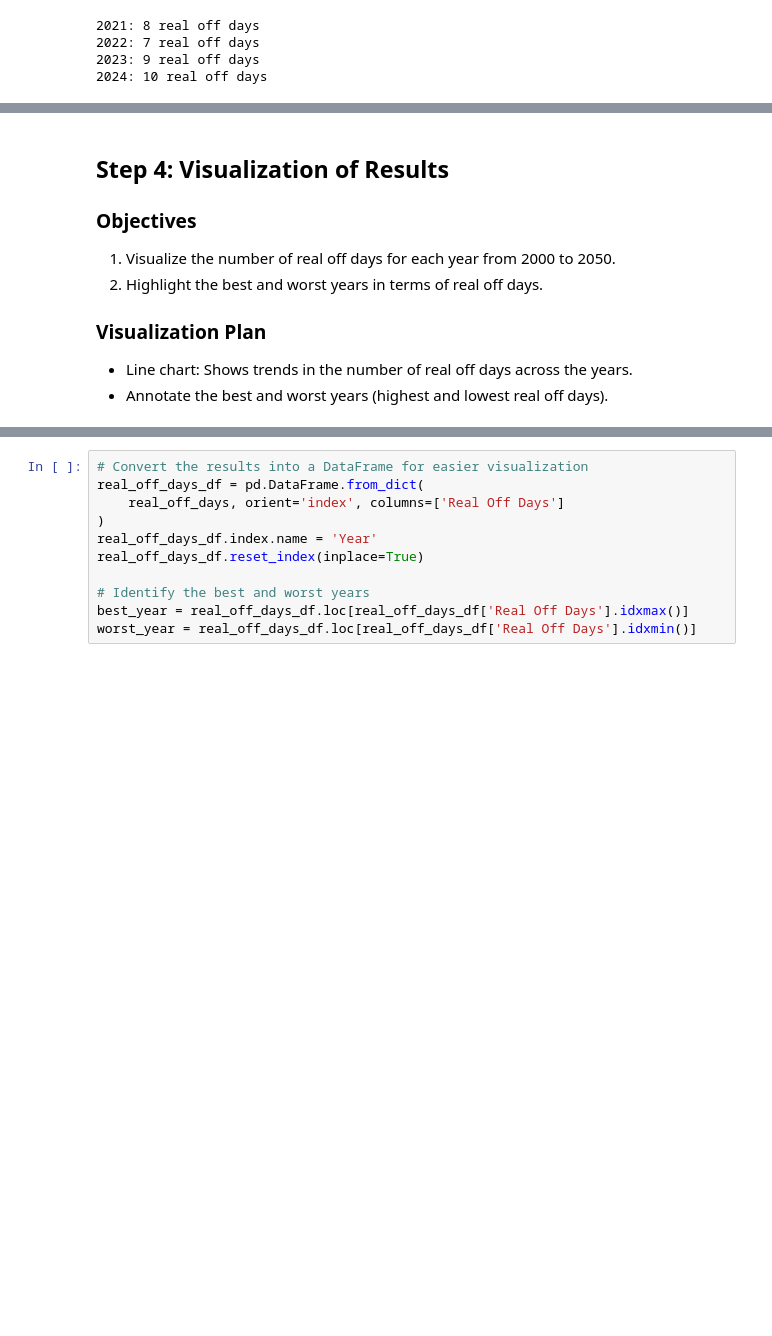
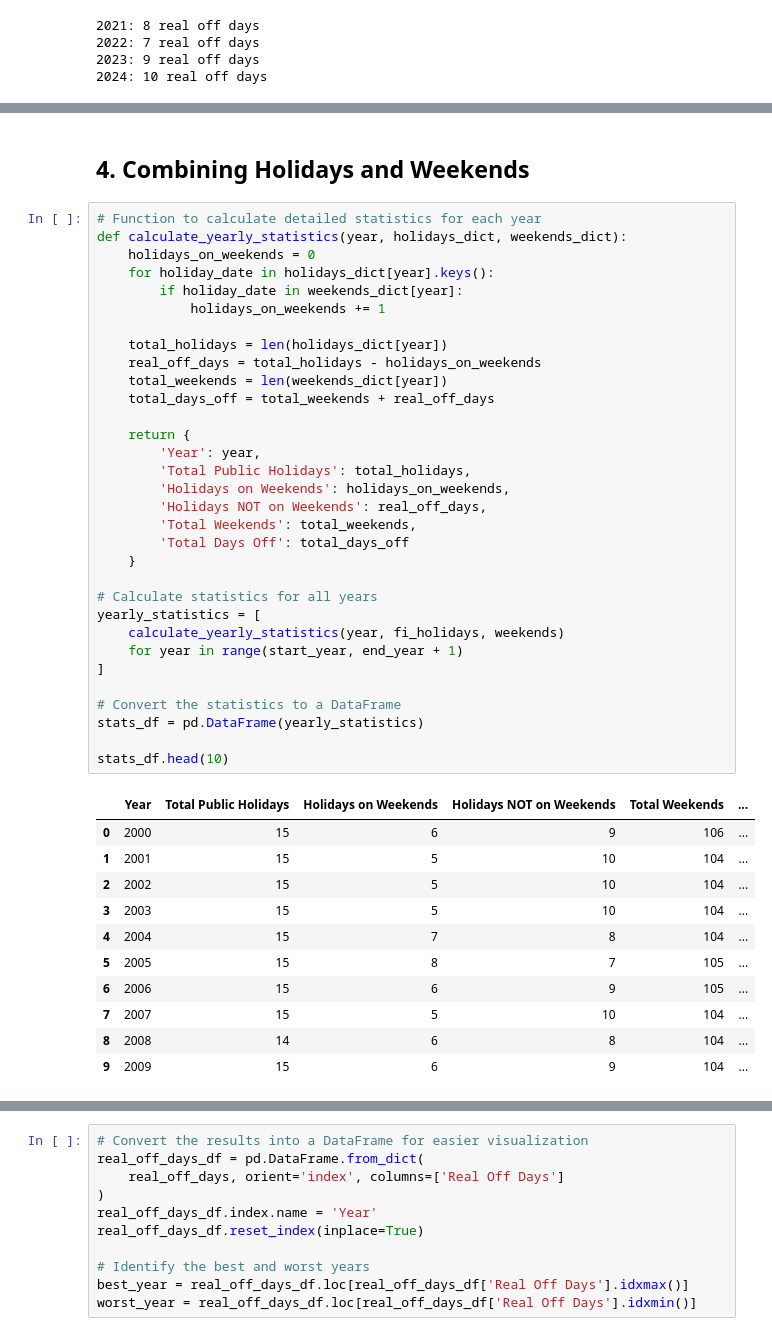
Before and after one commit to armanatory/DATA-FinlandHolidaysAnalysis, a Jupyter notebook: finlnad_holidays.ipynb, the cells around one changed output, grey strips where cells are left out. Saved outputs shown, nothing was run; the diff lists cells and outputs as text; blank space fills up the shorter version.

```diff
--- a/finlnad_holidays.ipynb
+++ b/finlnad_holidays.ipynb
@@ -165,12 +153,48 @@ Weekday 2027-12-24
 Holidays on weekends: 7
 Real off days: 8
-# %% [markdown]
-## Step 4: Visualization of Results
-
-### Objectives
-1. Visualize the number of real off days for each year from 2000 to 2050.
-2. Highlight the best and worst years in terms of real off days.
-
-### Visualization Plan
-- Line chart: Shows trends in the number of real off days across the years.
-- Annotate the best and worst years (highest and lowest real off days).
+# %% [markdown]
+## 4. Combining Holidays and Weekends
+# %%
+# Function to calculate detailed statistics for each year
+def calculate_yearly_statistics(year, holidays_dict, weekends_dict):
+    holidays_on_weekends = 0
+    for holiday_date in holidays_dict[year].keys():
+        if holiday_date in weekends_dict[year]:
+            holidays_on_weekends += 1
+
+    total_holidays = len(holidays_dict[year])
+    real_off_days = total_holidays - holidays_on_weekends
+    total_weekends = len(weekends_dict[year])
+    total_days_off = total_weekends + real_off_days
+
+    return {
+        'Year': year,
+        'Total Public Holidays': total_holidays,
+        'Holidays on Weekends': holidays_on_weekends,
+        'Holidays NOT on Weekends': real_off_days,
+        'Total Weekends': total_weekends,
+        'Total Days Off': total_days_off
+    }
+
+# Calculate statistics for all years
+yearly_statistics = [
+    calculate_yearly_statistics(year, fi_holidays, weekends)
+    for year in range(start_year, end_year + 1)
+]
+
+# Convert the statistics to a DataFrame
+stats_df = pd.DataFrame(yearly_statistics)
+
+stats_df.head(10)
+# %% [output]
+|  | Year | Total Public Holidays | Holidays on Weekends | Holidays NOT on Weekends | Total Weekends | ... |
+| 0 | 2000 | 15 | 6 | 9 | 106 | ... |
+| 1 | 2001 | 15 | 5 | 10 | 104 | ... |
+| 2 | 2002 | 15 | 5 | 10 | 104 | ... |
+| 3 | 2003 | 15 | 5 | 10 | 104 | ... |
+| 4 | 2004 | 15 | 7 | 8 | 104 | ... |
+| 5 | 2005 | 15 | 8 | 7 | 105 | ... |
+| 6 | 2006 | 15 | 6 | 9 | 105 | ... |
+| 7 | 2007 | 15 | 5 | 10 | 104 | ... |
+| 8 | 2008 | 14 | 6 | 8 | 104 | ... |
+| 9 | 2009 | 15 | 6 | 9 | 104 | ... |
```
Also changed, not shown: parts of 30 cells of this notebook.
